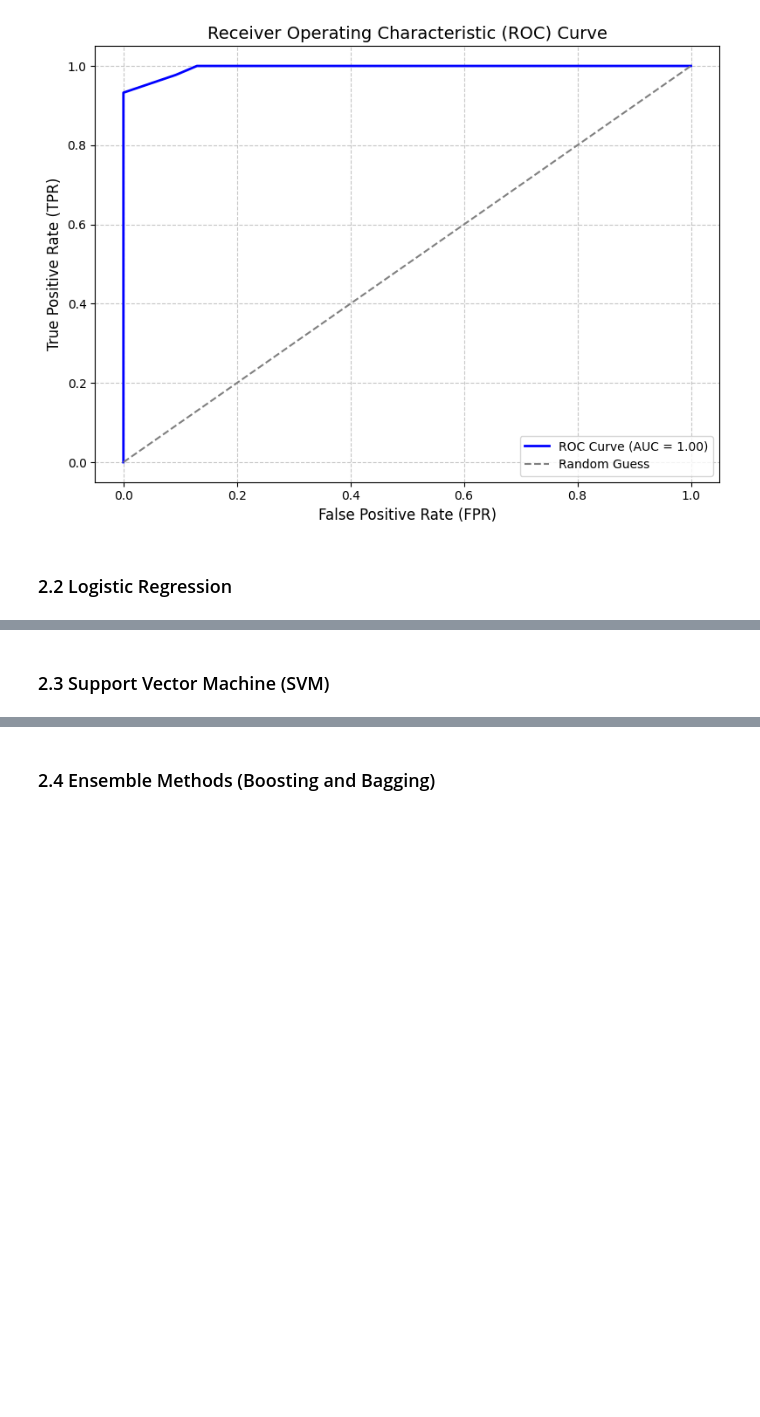
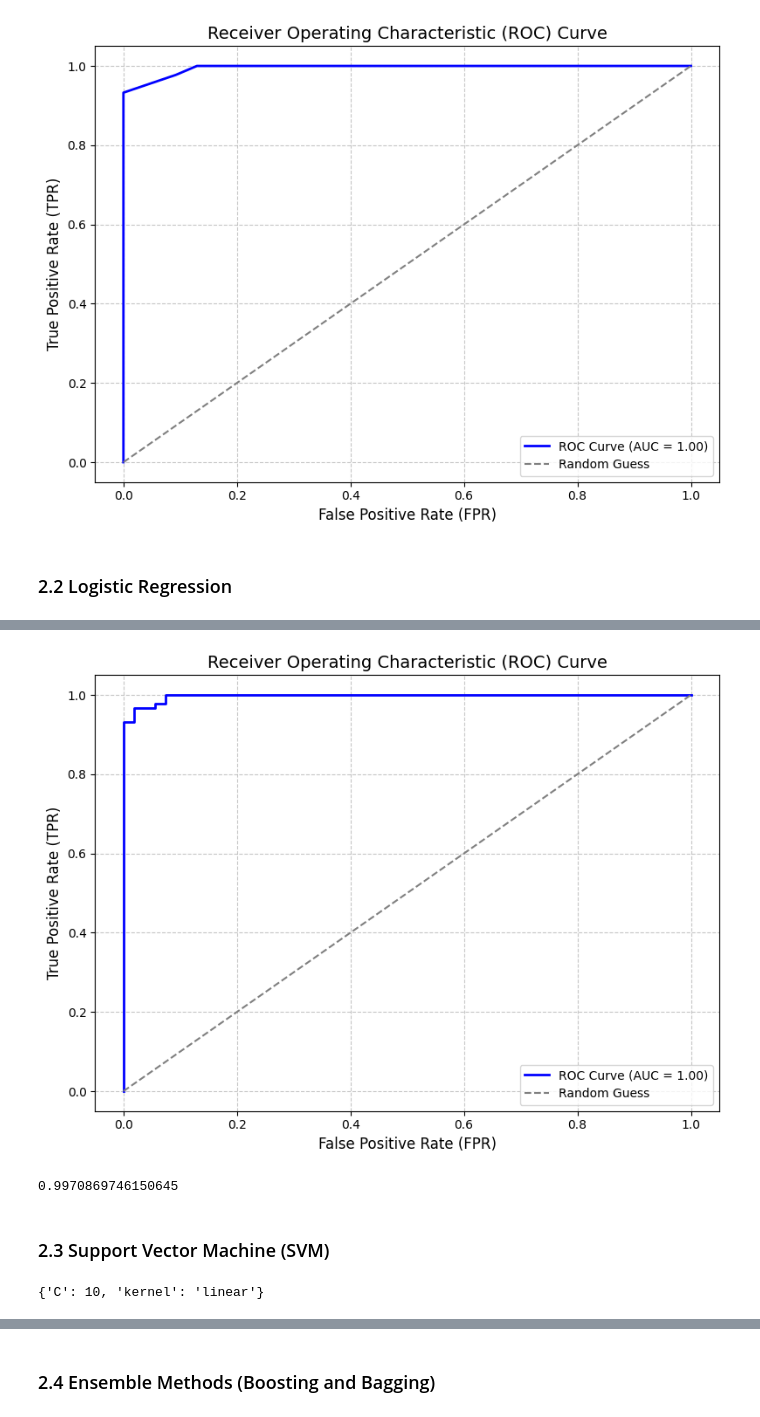
Before and after one commit to Mohammed-Abed-Alkareem/ML-Algorithms-Evaluation, a Jupyter notebook: AssignmentFiles/assignment.ipynb, the cells around one changed output, grey strips where cells are left out. Cells and saved outputs as stored; diff of their text form; code cells hidden in the pictures; blank space fills up the shorter version.

```diff
--- a/AssignmentFiles/assignment.ipynb
+++ b/AssignmentFiles/assignment.ipynb
@@ -229,2 +336,45 @@ if len(set(y_test)) == 2:  # Ensure it's binary classification
+# %%
+
+# Generate ROC Curve
+
+y_probs = log_reg.predict_proba(X_test)[:, 1]  # Probability scores for the positive class
+fpr, tpr, thresholds = roc_curve(y_test, y_probs)
+auc_score = roc_auc_score(y_test, y_probs)
+
+plt.figure(figsize=(8, 6))
+plt.plot(fpr, tpr, label=f'ROC Curve (AUC = {auc_score:.2f})', color='blue', linewidth=2)
+plt.plot([0, 1], [0, 1], linestyle='--', color='gray', label='Random Guess')
+plt.title('Receiver Operating Characteristic (ROC) Curve', fontsize=14)
+
+plt.xlabel('False Positive Rate (FPR)', fontsize=12)
+plt.ylabel('True Positive Rate (TPR)', fontsize=12)
+plt.legend(loc='lower right', fontsize=10)
+plt.grid(visible=True, linestyle='--', alpha=0.7)
+plt.tight_layout()
+plt.show()
+
+#print auc score
+print(auc_score)
+# %% [output]
+[figure, added]
+0.9970869746150645
 # %% [markdown]
 ### 2.3 Support Vector Machine (SVM)
+# %%
+#svm
+
+
+kernels = ['linear', 'poly', 'rbf', 'sigmoid']
+C_vlaues = [0.1, 1, 10, 100]
+
+param_grid = {'kernel': kernels, 'C': C_vlaues}
+
+svc = SVC()
+
+grid_search = GridSearchCV(svc, param_grid, cv=5, scoring='accuracy')
+
+grid_search.fit(X_train, y_train)
+
+grid_search.best_params_
+# %% [output]
+{'C': 10, 'kernel': 'linear'}
```
Also changed, not shown: parts of 12 cells of this notebook.
